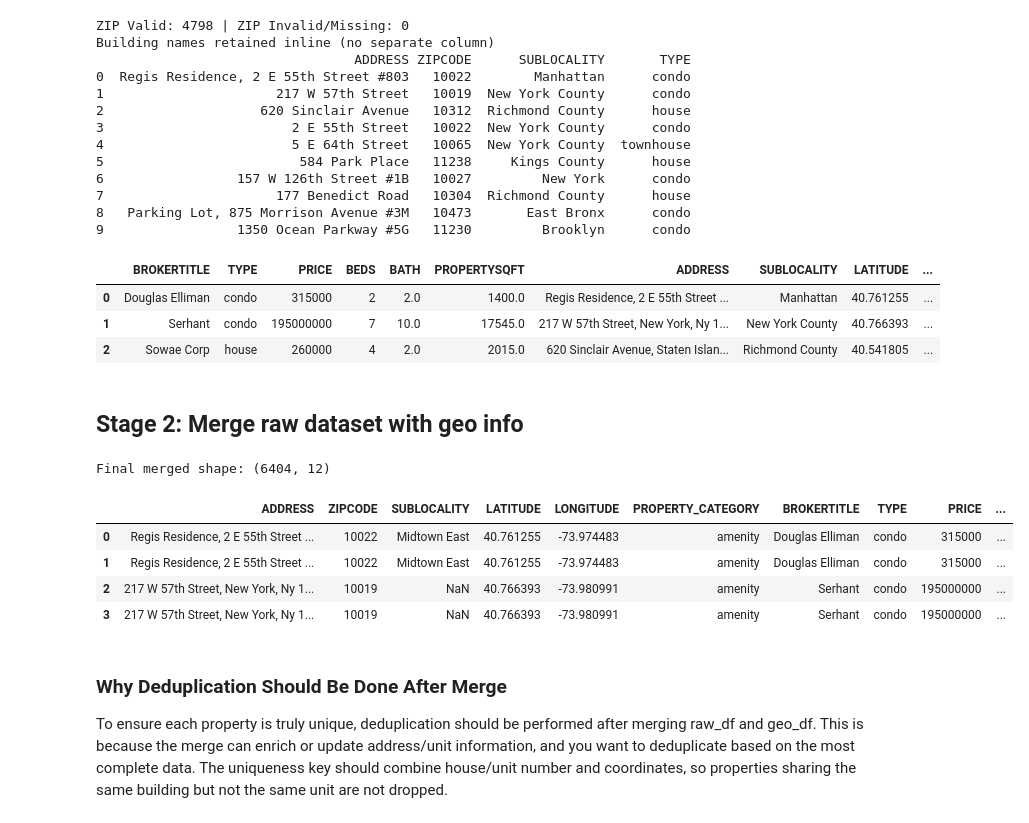
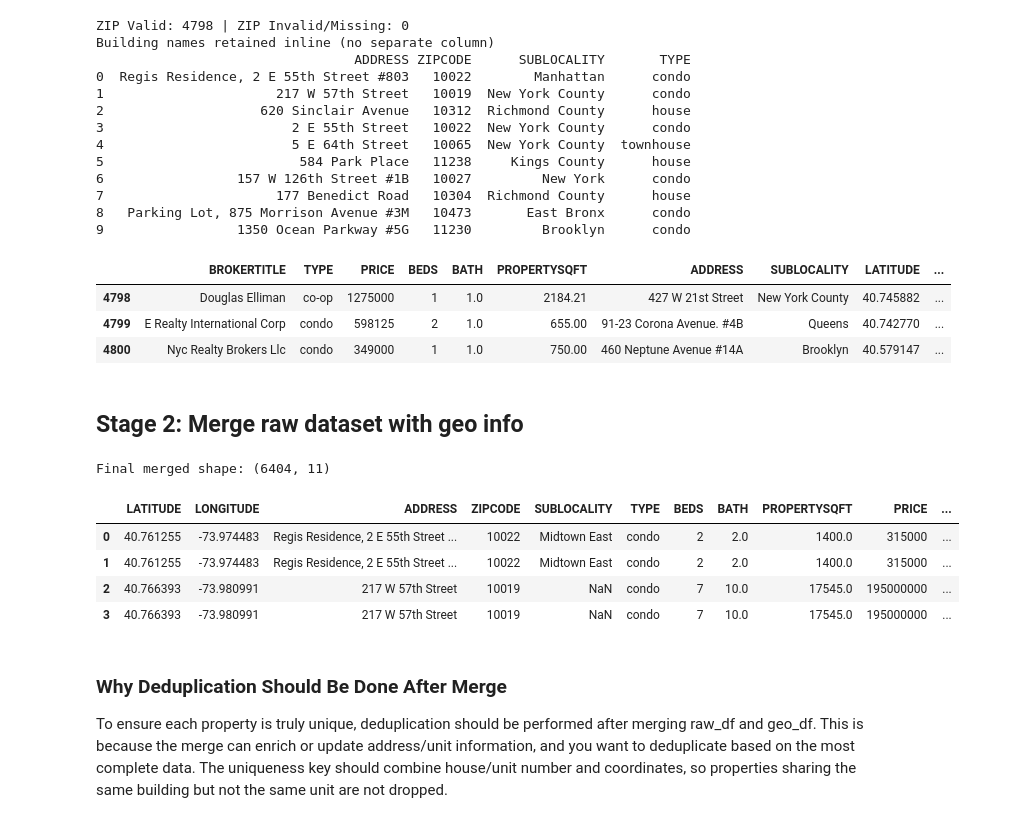
Before and after one commit to MarwaBS/nyc-real-estate-predictor, a Jupyter notebook: Data_Cleaning_Processing.ipynb, the cells around one changed output. Cells and saved outputs as stored; diff of their text form; code cells hidden in the pictures.

```diff
--- a/Data_Cleaning_Processing.ipynb
+++ b/Data_Cleaning_Processing.ipynb
@@ -176,21 +238,3 @@ def _drop_locality(df: pd.DataFrame) -> pd.DataFrame:
             df.drop(columns=[col], inplace=True)
     log_step('drop_locality_cols', df)
     return df
-# %%
-# --- Step 1: Numeric Conversion ---
-numeric_cols = ['PRICE', 'BEDS', 'BATH', 'PROPERTYSQFT']
-for col in numeric_cols:
-    if col in raw_df.columns:
-        raw_df[col] = pd.to_numeric(raw_df[col], errors='coerce')
-
-# --- Step 2: Remove Land Rows (BATH == 0) ---
-if 'BATH' in raw_df.columns:
-    pre_drop = len(raw_df)
-    land_mask = raw_df['BATH'] == 0
-    dropped_land = raw_df[land_mask]
-    raw_df = raw_df[~land_mask].copy()
-    post_drop = len(raw_df)
-    print(f"Dropped {pre_drop - post_drop} rows with BATH == 0 (land, not house)")
-    if not dropped_land.empty:
-        print("Sample dropped rows:")
-        display(dropped_land.head(5))
@@ -204,4 +276,10 @@ raw_df = _drop_locality(raw_df)
 # %%
+
+raw_df = clean_numeric_columns(raw_df)
+raw_df = _normalize_broker_type(raw_df)
+raw_df = _consolidate_address(raw_df)
+raw_df = _extract_zip_from_state(raw_df)
+raw_df = _drop_locality(raw_df)
 # preview
-raw_df.head(3)
+raw_df.tail(3)
 # %% [output]
@@ -412,61 +504,57 @@ Building names retained inline (no separate column)
 8   Parking Lot, 875 Morrison Avenue #3M   10473       East Bronx      condo
 9                 1350 Ocean Parkway #5G   11230         Brooklyn      condo
 # %%
-raw_df.head(3)
+raw_df.tail(3)
 # %% [output]
 |  | BROKERTITLE | TYPE | PRICE | BEDS | BATH | PROPERTYSQFT | ADDRESS | SUBLOCALITY | LATITUDE | ... |
-| 0 | Douglas Elliman | condo | 315000 | 2 | 2.0 | 1400.0 | Regis Residence, 2 E 55th Street ... | Manhattan | 40.761255 | ... |
-| 1 | Serhant | condo | 195000000 | 7 | 10.0 | 17545.0 | 217 W 57th Street, New York, Ny 1... | New York County | 40.766393 | ... |
-| 2 | Sowae Corp | house | 260000 | 4 | 2.0 | 2015.0 | 620 Sinclair Avenue, Staten Islan... | Richmond County | 40.541805 | ... |
+| 4798 | Douglas Elliman | co-op | 1275000 | 1 | 1.0 | 2184.21 | 427 W 21st Street | New York County | 40.745882 | ... |
+| 4799 | E Realty International Corp | condo | 598125 | 2 | 1.0 | 655.00 | 91-23 Corona Avenue. #4B | Queens | 40.742770 | ... |
+| 4800 | Nyc Realty Brokers Llc | condo | 349000 | 1 | 1.0 | 750.00 | 460 Neptune Avenue #14A | Brooklyn | 40.579147 | ... |
 # %% [markdown]
 ## Stage 2: Merge raw dataset with geo info
 # %%
 # --- Geo Data Cleanup & Merge ---
 # 1. Keep only relevant geo_df columns
-geo_keep = ['LATITUDE', 'LONGITUDE', 'SUBLOCALITY', 'POSTCODE', 'PROPERTY_CATEGORY']
+geo_keep = ['LATITUDE', 'LONGITUDE', 'SUBLOCALITY', 'POSTCODE']
 geo_df = geo_df[[c for c in geo_keep if c in geo_df.columns]].copy()
 
 # 2. Rename POSTCODE to ZIPCODE for merge
 if 'POSTCODE' in geo_df.columns:
     geo_df.rename(columns={'POSTCODE': 'ZIPCODE'}, inplace=True)
 
 # 3. Merge on LATITUDE and LONGITUDE
 merged_df = raw_df.merge(geo_df, on=['LATITUDE', 'LONGITUDE'], how='left', suffixes=('', '_GEO'))
 
 # 4. Compare ZIPCODE and SUBLOCALITY alignment
 zip_match = merged_df['ZIPCODE'] == merged_df.get('ZIPCODE_GEO', merged_df['ZIPCODE'])
 subloc_match = merged_df['SUBLOCALITY'] == merged_df.get('SUBLOCALITY_GEO', merged_df['SUBLOCALITY'])
 
 # 5. Fill missing or mismatched ZIPCODE/SUBLOCALITY from geo_df
 if 'ZIPCODE_GEO' in merged_df.columns:
     merged_df['ZIPCODE'] = merged_df['ZIPCODE'].where(zip_match, merged_df['ZIPCODE_GEO'])
     merged_df.drop(columns=['ZIPCODE_GEO'], inplace=True)
 
 if 'SUBLOCALITY_GEO' in merged_df.columns:
     merged_df['SUBLOCALITY'] = merged_df['SUBLOCALITY'].where(subloc_match, merged_df['SUBLOCALITY_GEO'])
     merged_df.drop(columns=['SUBLOCALITY_GEO'], inplace=True)
 
-# 6. Add PROPERTY_CATEGORY if missing
-if 'PROPERTY_CATEGORY' not in merged_df.columns and 'PROPERTY_CATEGORY' in geo_df.columns:
-    merged_df['PROPERTY_CATEGORY'] = geo_df['PROPERTY_CATEGORY']
-
-# 7. Final prune: keep essential columns only
+# 6. Final prune: keep essential columns only
 final_cols = [
-    'ADDRESS', 'ZIPCODE', 'SUBLOCALITY', 'LATITUDE', 'LONGITUDE', 'PROPERTY_CATEGORY',
-    'BROKERTITLE', 'TYPE', 'PRICE', 'BEDS', 'BATH', 'PROPERTYSQFT'
+    'LATITUDE', 'LONGITUDE','ADDRESS', 'ZIPCODE', 'SUBLOCALITY',
+    'TYPE','BEDS', 'BATH', 'PROPERTYSQFT','PRICE','BROKERTITLE'
 ]
 final_cols = [c for c in final_cols if c in merged_df.columns]
 merged_df = merged_df[final_cols].copy()
 
 print('Final merged shape:', merged_df.shape)
 display(merged_df.head(4))
 # %% [output]
-Final merged shape: (6404, 12)
+Final merged shape: (6404, 11)
-|  | ADDRESS | ZIPCODE | SUBLOCALITY | LATITUDE | LONGITUDE | PROPERTY_CATEGORY | BROKERTITLE | TYPE | PRICE | ... |
-| 0 | Regis Residence, 2 E 55th Street ... | 10022 | Midtown East | 40.761255 | -73.974483 | amenity | Douglas Elliman | condo | 315000 | ... |
-| 1 | Regis Residence, 2 E 55th Street ... | 10022 | Midtown East | 40.761255 | -73.974483 | amenity | Douglas Elliman | condo | 315000 | ... |
-| 2 | 217 W 57th Street, New York, Ny 1... | 10019 | NaN | 40.766393 | -73.980991 | amenity | Serhant | condo | 195000000 | ... |
-| 3 | 217 W 57th Street, New York, Ny 1... | 10019 | NaN | 40.766393 | -73.980991 | amenity | Serhant | condo | 195000000 | ... |
+|  | LATITUDE | LONGITUDE | ADDRESS | ZIPCODE | SUBLOCALITY | TYPE | BEDS | BATH | PROPERTYSQFT | PRICE | ... |
+| 0 | 40.761255 | -73.974483 | Regis Residence, 2 E 55th Street ... | 10022 | Midtown East | condo | 2 | 2.0 | 1400.0 | 315000 | ... |
+| 1 | 40.761255 | -73.974483 | Regis Residence, 2 E 55th Street ... | 10022 | Midtown East | condo | 2 | 2.0 | 1400.0 | 315000 | ... |
+| 2 | 40.766393 | -73.980991 | 217 W 57th Street | 10019 | NaN | condo | 7 | 10.0 | 17545.0 | 195000000 | ... |
+| 3 | 40.766393 | -73.980991 | 217 W 57th Street | 10019 | NaN | condo | 7 | 10.0 | 17545.0 | 195000000 | ... |
 # %% [markdown]
 ### Why Deduplication Should Be Done After Merge
 
```
Also changed, not shown: parts of 16 cells of this notebook.
